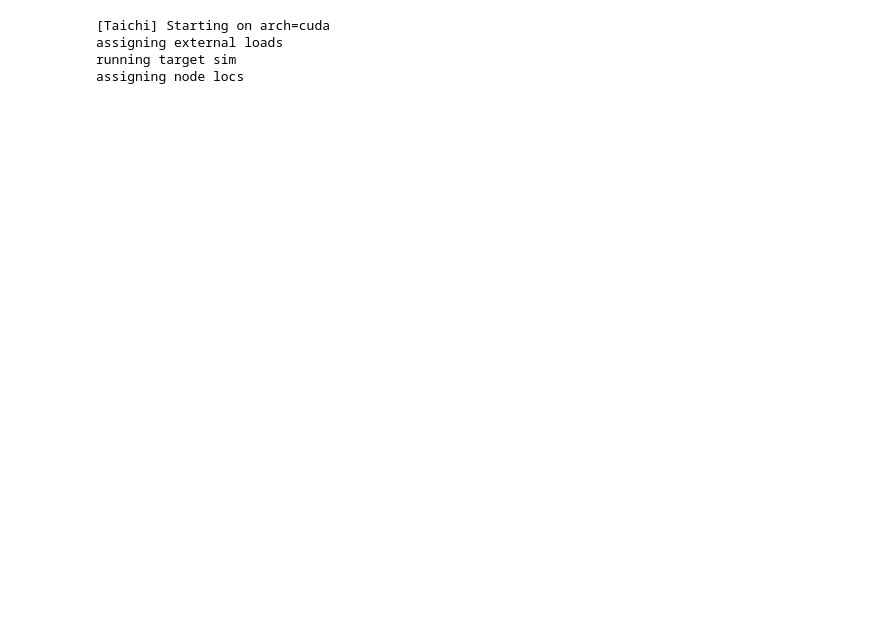
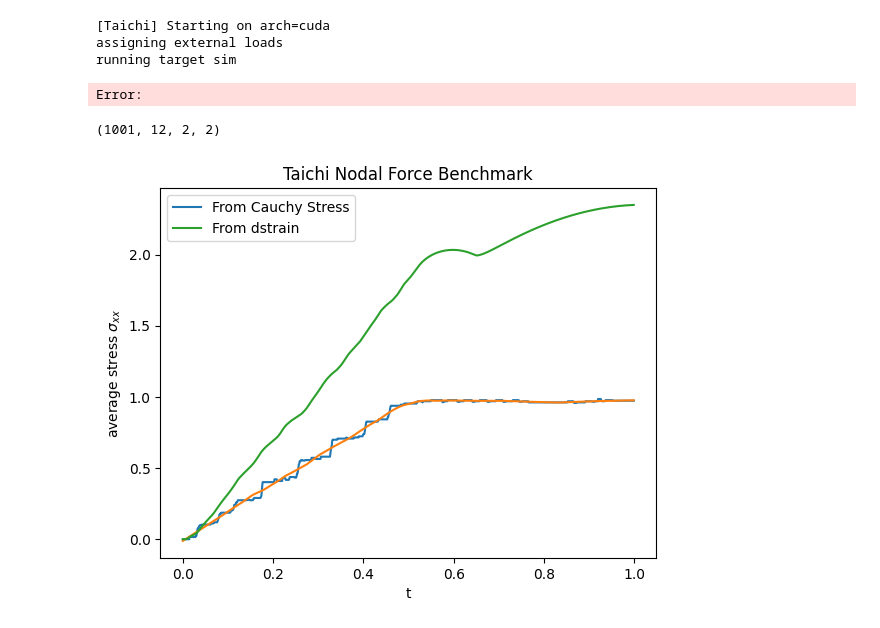
Before and after one commit to geoelements-dev/diffmpm_bridge, a Jupyter notebook: uniaxial_nodal_force/uniaxial_nodal_force.ipynb, the cells around one changed output. Cells and saved outputs as stored; diff of their text form; code cells hidden in the pictures; blank space fills up the shorter version.

Commit message:
init force optim files

```diff
--- a/uniaxial_nodal_force/uniaxial_nodal_force.ipynb
+++ b/uniaxial_nodal_force/uniaxial_nodal_force.ipynb
@@ -98,6 +98,7 @@ def p2g(f: ti.i32):
         # cauchy = 2 * mu * (new_F - r) @ new_F.transpose() + \
         #          ti.Matrix.diag(2, la * (J - 1) * J)
         stress = -(dt * p_vol * 4 * inv_dx * inv_dx) * cauchy
+        print(stress)
         affine = stress + p_mass * C[f, p]
         strain[f, p] += 0.5 * (new_F.transpose() @ new_F - ti.math.eye(dim))
         for i in ti.static(range(3)):
@@ -256,4 +257,26 @@ for s in range(steps):
 [Taichi] Starting on arch=cuda
 assigning external loads
 running target sim
-assigning node locs
+Error:
+# %%
+np.load('stresses2.npy').shape
+# %% [output]
+(1001, 12, 2, 2)
+# %%
+import numpy as np
+import matplotlib.pyplot as plt
+from scipy.signal import savgol_filter
+
+stresses = np.load('stresses.npy')[:-1, :, 0]
+stresses2 = np.load('stresses2.npy')[:-1, :, 0]
+
+plt.plot(np.arange(len(stresses)) * 1e-3, np.mean(stresses, axis=1), label='From Cauchy Stress')
+plt.plot(np.arange(len(stresses)) * 1e-3, savgol_filter(np.mean(stresses, axis=1), 200, 2))
+plt.plot(np.arange(len(stresses)) * 1e-3, np.mean(stresses2, axis=1), label='From dstrain')
+plt.xlabel('t')
+plt.ylabel('average stress $\sigma_{xx}$')
+plt.title('Taichi Nodal Force Benchmark')
+plt.legend()
+plt.show()
+# %% [output]
+[figure, added]
```
Also changed, not shown: 5 other files.
